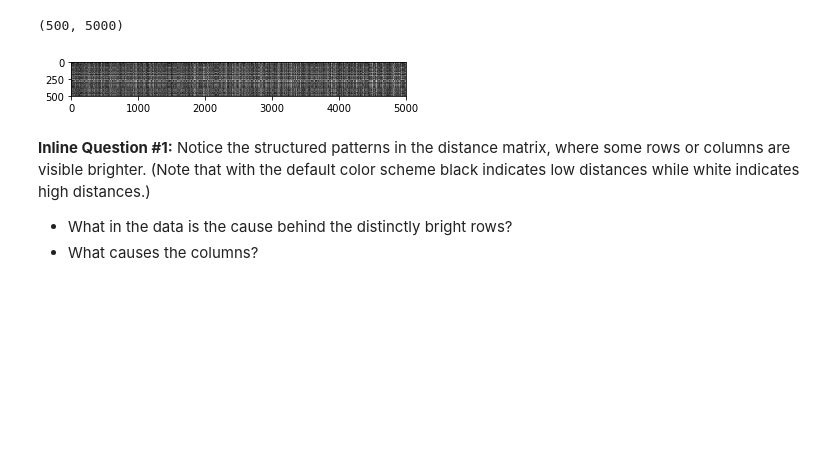
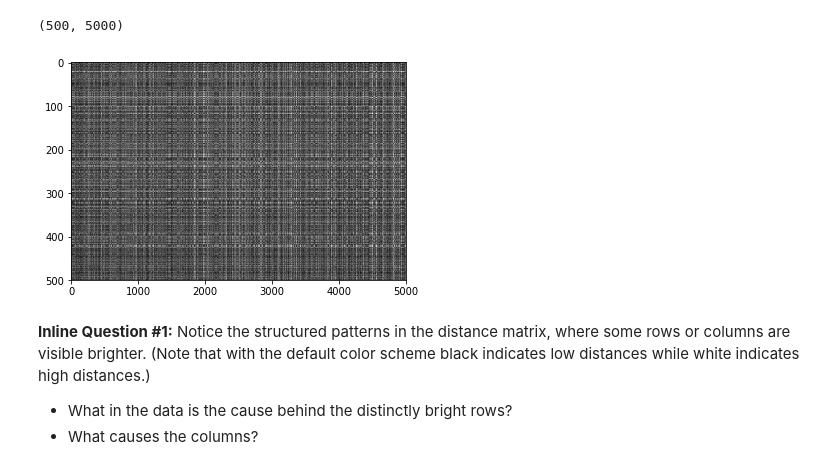
Before and after one commit to Chad4545/DLC__cs231n, a Jupyter notebook: assignment1_original/knn.ipynb, the cells around one changed output. Cells and saved outputs as stored; diff of their text form; code cells hidden in the pictures; blank space fills up the shorter version.

```diff
--- a/assignment1_original/knn.ipynb
+++ b/assignment1_original/knn.ipynb
@@ -112,10 +112,10 @@ print(dists.shape)
 # %%
 # We can visualize the distance matrix: each row is a single test example and
 # its distances to training examples
-plt.imshow(dists, interpolation='none')
+plt.imshow(dists, interpolation='none',aspect='auto')
 plt.show()
 # %% [output]
-[figure, old version]
+[figure, new version]
 # %% [markdown]
 **Inline Question #1:** Notice the structured patterns in the distance matrix, where some rows or columns are visible brighter. (Note that with the default color scheme black indicates low distances while white indicates high distances.)
 
```
Also changed, not shown: parts of 5 cells of this notebook, 1 other file.
